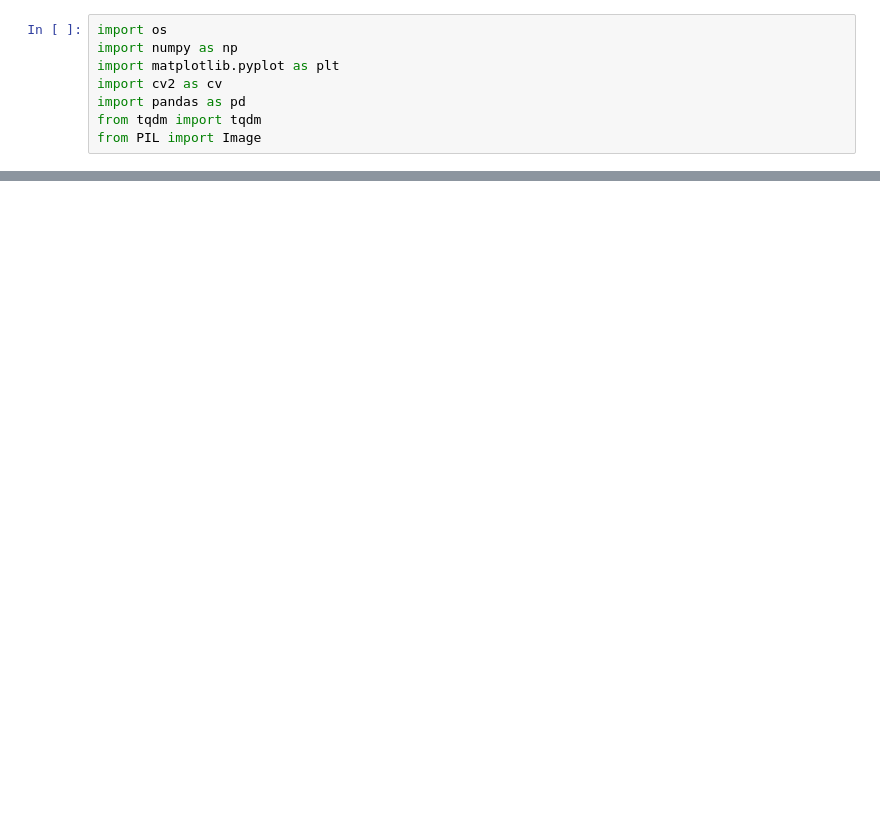
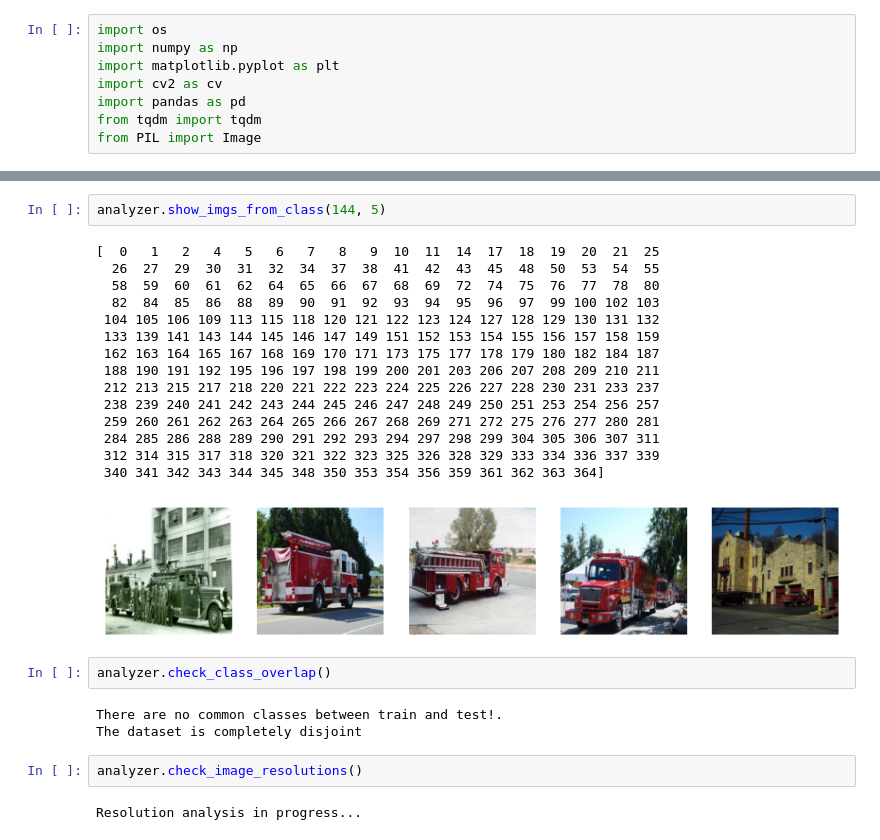
Before and after one commit to eliamirafiori/AML, a Jupyter notebook: dataPreliminaryAnalysis.ipynb, the cells around one changed output, grey strips where cells are left out. Saved outputs shown, nothing was run; the diff lists cells and outputs as text; blank space fills up the shorter version.

```diff
--- a/dataPreliminaryAnalysis.ipynb
+++ b/dataPreliminaryAnalysis.ipynb
@@ -249,0 +325,27 @@ Tutte le immagini hanno la stessa risoluzione: 256x256
+# %%
+analyzer.show_imgs_from_class(144, 5)
+# %% [output]
+[  0   1   2   4   5   6   7   8   9  10  11  14  17  18  19  20  21  25
+  26  27  29  30  31  32  34  37  38  41  42  43  45  48  50  53  54  55
+  58  59  60  61  62  64  65  66  67  68  69  72  74  75  76  77  78  80
+  82  84  85  86  88  89  90  91  92  93  94  95  96  97  99 100 102 103
+ 104 105 106 109 113 115 118 120 121 122 123 124 127 128 129 130 131 132
+ 133 139 141 143 144 145 146 147 149 151 152 153 154 155 156 157 158 159
+ 162 163 164 165 167 168 169 170 171 173 175 177 178 179 180 182 184 187
+ 188 190 191 192 195 196 197 198 199 200 201 203 206 207 208 209 210 211
+ 212 213 215 217 218 220 221 222 223 224 225 226 227 228 230 231 233 237
+ 238 239 240 241 242 243 244 245 246 247 248 249 250 251 253 254 256 257
+ 259 260 261 262 263 264 265 266 267 268 269 271 272 275 276 277 280 281
+ 284 285 286 288 289 290 291 292 293 294 297 298 299 304 305 306 307 311
+ 312 314 315 317 318 320 321 322 323 325 326 328 329 333 334 336 337 339
+ 340 341 342 343 344 345 348 350 353 354 356 359 361 362 363 364]
+[figure, added]
+# %%
+analyzer.check_class_overlap()
+# %% [output]
+There are no common classes between train and test!.
+The dataset is completely disjoint
+# %%
+analyzer.check_image_resolutions()
+# %% [output]
+Resolution analysis in progress...
```
Also changed, not shown: parts of 11 cells of this notebook.
